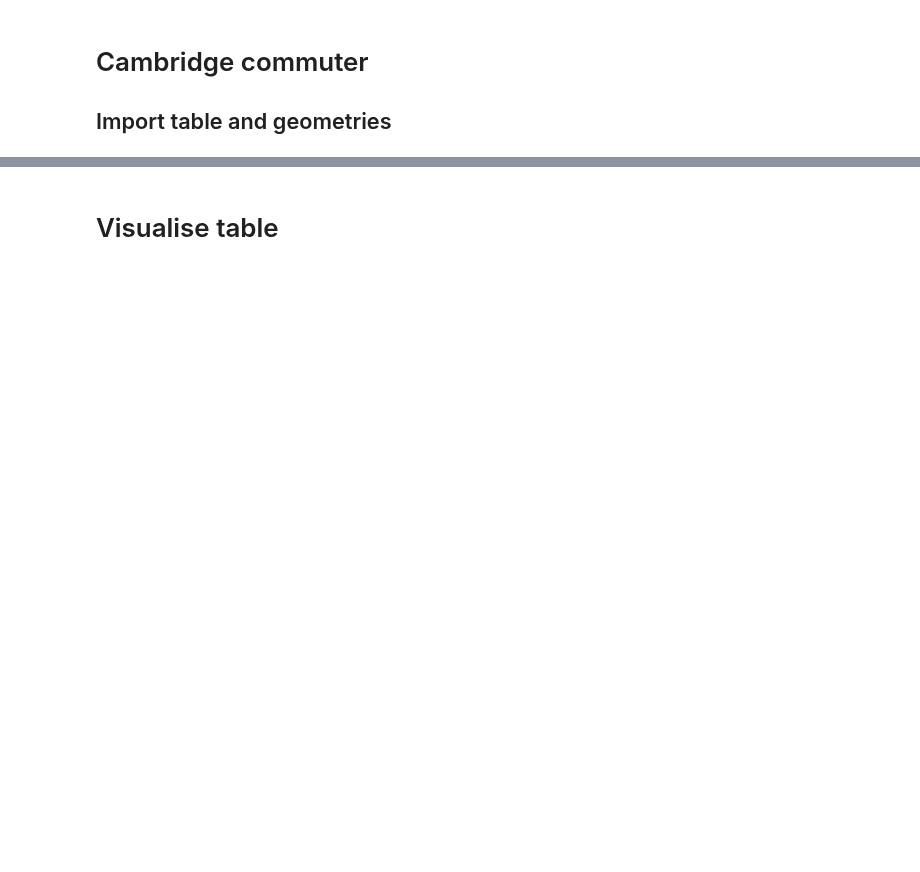
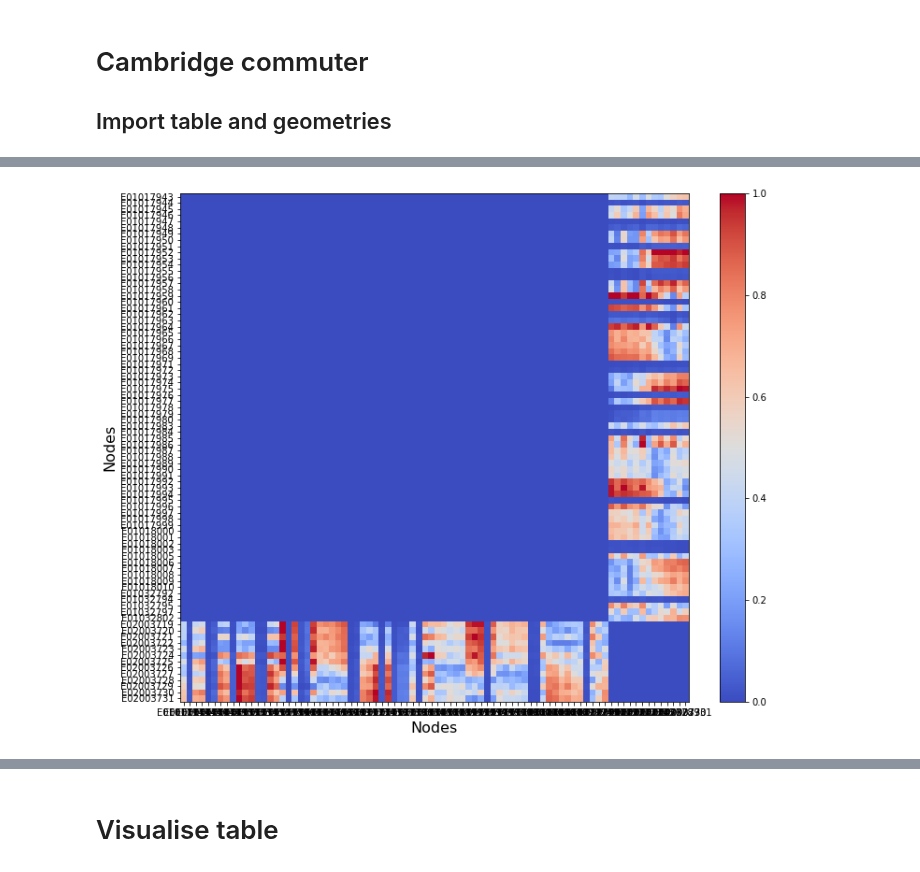
Before and after one commit to YannisZa/GeNSIT, a Jupyter notebook: notebooks/Preprocessing Cambridge Data and Computing Cost Matrices.ipynb, the cells around one changed output, grey strips where cells are left out. Saved outputs shown, nothing was run; the diff lists cells and outputs as text; code cells hidden in the pictures; blank space fills up the shorter version.

```diff
--- a/notebooks/Preprocessing Cambridge Data and Computing Cost Matrices.ipynb
+++ b/notebooks/Preprocessing Cambridge Data and Computing Cost Matrices.ipynb
@@ -197,0 +277,12 @@ table_gdf = gpd.GeoDataFrame(table_df,geometry='origin_geometry')
+# %%
+fig, ax = plt.subplots(figsize=(15,10))
+plt.imshow(augmented_cm, cmap=plt.cm.coolwarm, interpolation='nearest')
+# ax.set_title('Destination attraction',fontsize=16)
+ax.set_ylabel('Nodes',fontsize=16)
+ax.set_xlabel('Nodes',fontsize=16)
+ax.set_xticks(range(I+J),origin_geometry_ids+destination_geometry_ids)
+ax.set_yticks(range(I+J),origin_geometry_ids+destination_geometry_ids)
+plt.colorbar(fraction=0.046, pad=0.04)
+plt.show()
+# %% [output]
+[figure, added]
```
Also changed, not shown: parts of 27 cells of this notebook, 24 other files.
